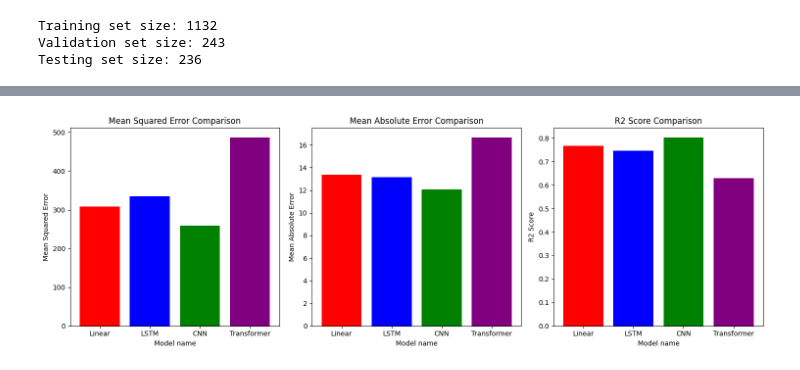
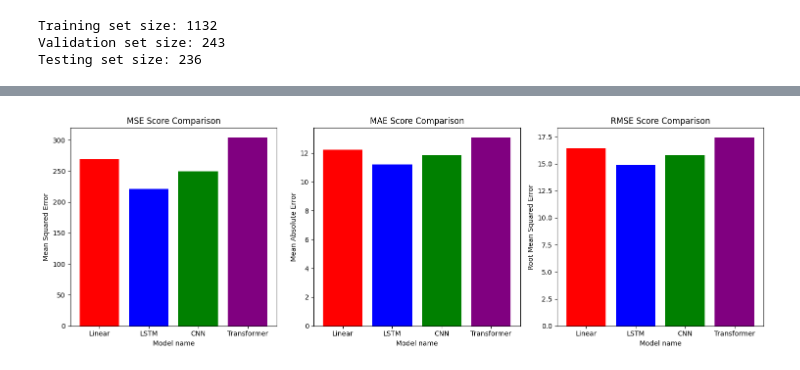
Before and after one commit to Bailey-Ward/Dissertation, a Jupyter notebook: Dissertation.ipynb, the cells around one changed output, grey strips where cells are left out. Cells and saved outputs as stored; diff of their text form; code cells hidden in the pictures.

```diff
--- a/Dissertation.ipynb
+++ b/Dissertation.ipynb
@@ -342,11 +376,14 @@ model2.add(Dense(1, 'linear'))
 # %%
 model2.compile(optimizer='Adam', loss=tf.keras.losses.MeanSquaredError(),
-                 metrics=[tf.keras.metrics.MeanAbsoluteError(),tf.keras.metrics.R2Score()])
-history2 = model2.fit(X_train, y_train, epochs=100, verbose=0,validation_data=(X_val, y_val),callbacks=[early_stopping])
+                 metrics=[tf.keras.metrics.MeanAbsoluteError(),tf.keras.metrics.RootMeanSquaredError()])
+history2 = model2.fit(X_train, y_train, epochs=150, verbose=0,validation_data=(X_val, y_val),callbacks=[early_stopping])
 
+
+model2.summary()
+print(len(history2.history['loss']), "epochs used")
 # Evaluate the model
-mse2, mae2, r2_score2 = model2.evaluate(X_test, y_test)
+mse2, mae2, rmse2 = model2.evaluate(X_test, y_test)
 print("Mean Squared Error:", mse2)
 print("Mean Absolute Error:", mae2)
-print("R2 Score:", r2_score2)
+print("Root Mean Squared Error Score:", rmse2)
 # %% [output]
@@ -413,27 +457,30 @@ def build_transformer(input_shape, head_size, num_heads, ff_dim, num_transformer
     return Model(inputs, outputs, name='Transformer')
 
 # Define hyperparameters
-input_shape = (7, 1)  # Define your input shape
-head_size = 256
-num_heads = 4
-ff_dim = 4
-num_transformer_blocks = 4
+input_shape = (7, 1)
+head_size = 128
+num_heads = 2
+ff_dim = 2
+num_transformer_blocks = 2
 mlp_units = [128]
 dropout = 0.1
 mlp_dropout = 0.4
 learning_rate = 1e-4
 batch_size = 32
-epochs = 100
+epochs = 150
 
 # Build and compile the model
 model3 = build_transformer(input_shape, head_size, num_heads, ff_dim, num_transformer_blocks, mlp_units, dropout=dropout, mlp_dropout=mlp_dropout)
-model3.compile(optimizer=Adam(learning_rate), loss=tf.keras.losses.MeanSquaredError(), metrics=[tf.keras.metrics.MeanAbsoluteError(),tf.keras.metrics.R2Score()])
+model3.compile(optimizer=Adam(learning_rate), loss=tf.keras.losses.MeanSquaredError(), metrics=[tf.keras.metrics.MeanAbsoluteError(),tf.keras.metrics.RootMeanSquaredError()])
 
 # Train the model
 history3 = model3.fit(X_train, y_train, validation_data=(X_val, y_val), batch_size=batch_size, epochs=epochs, verbose=0,callbacks=[early_stopping])
 
-mse3, mae3, r2_score3 = model3.evaluate(X_test, y_test)
+model3.summary()
+print(len(history3.history['loss']), "epochs used")
+
+mse3, mae3, rmse3 = model3.evaluate(X_test, y_test)
 print("Mean Squared Error:", mse3)
 print("Mean Absolute Error:", mae3)
-print("R2 Score:", r2_score3)
+print("Root Mean Squared Error:", rmse3)
 # %% [output]
@@ -473,27 +527,27 @@ plt.show()
 model_names = ['Linear', 'LSTM', 'CNN', 'Transformer']
 mse_scores = [mse, mse1, mse2, mse3]
 mae_scores = [mae, mae1, mae2, mae3]
-r2_scores = [r2_score, r2_score1, r2_score2, r2_score3]
+rmse_scores = [rmse, rmse1, rmse2, rmse3]
 colors = ['red','blue','green','purple']
 # %%
 fig, axes = plt.subplots(1, 3, figsize=(15, 5))
 
 axes[0].bar(model_names, mse_scores, color=colors)
 axes[0].set_xlabel('Model name')
 axes[0].set_ylabel('Mean Squared Error')
-axes[0].set_title('Mean Squared Error Comparison')
+axes[0].set_title('MSE Score Comparison')
 
 axes[1].bar(model_names, mae_scores, color=colors)
 axes[1].set_xlabel('Model name')
 axes[1].set_ylabel('Mean Absolute Error')
-axes[1].set_title('Mean Absolute Error Comparison')
+axes[1].set_title('MAE Score Comparison')
 
-axes[2].bar(model_names, r2_scores, color=colors)
+axes[2].bar(model_names, rmse_scores, color=colors)
 axes[2].set_xlabel('Model name')
-axes[2].set_ylabel('R2 Score')
-axes[2].set_title('R2 Score Comparison')
+axes[2].set_ylabel('Root Mean Squared Error')
+axes[2].set_title('RMSE Score Comparison')
 
 plt.tight_layout()
 plt.show()
 # %% [output]
-[figure, old version]
+[figure, new version]
```
Also changed, not shown: parts of 23 cells of this notebook.
